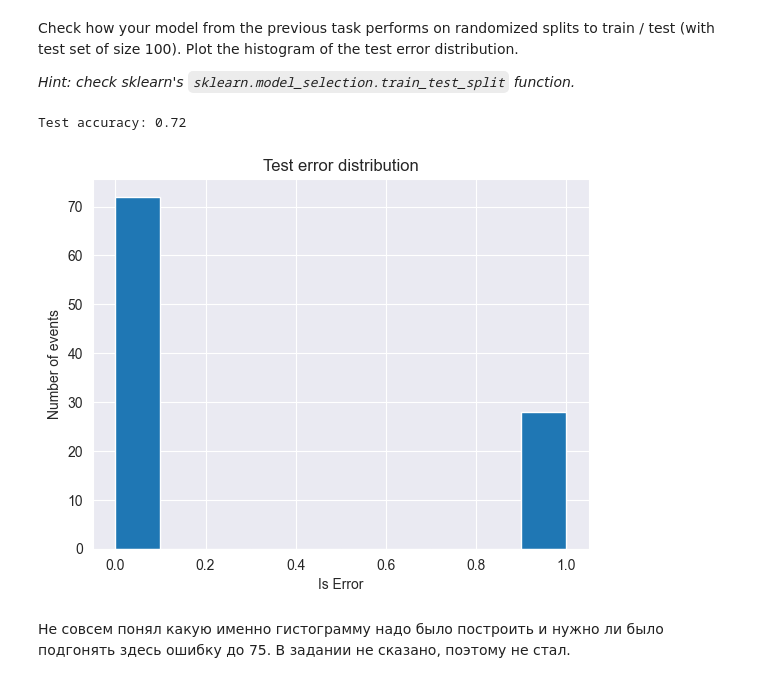
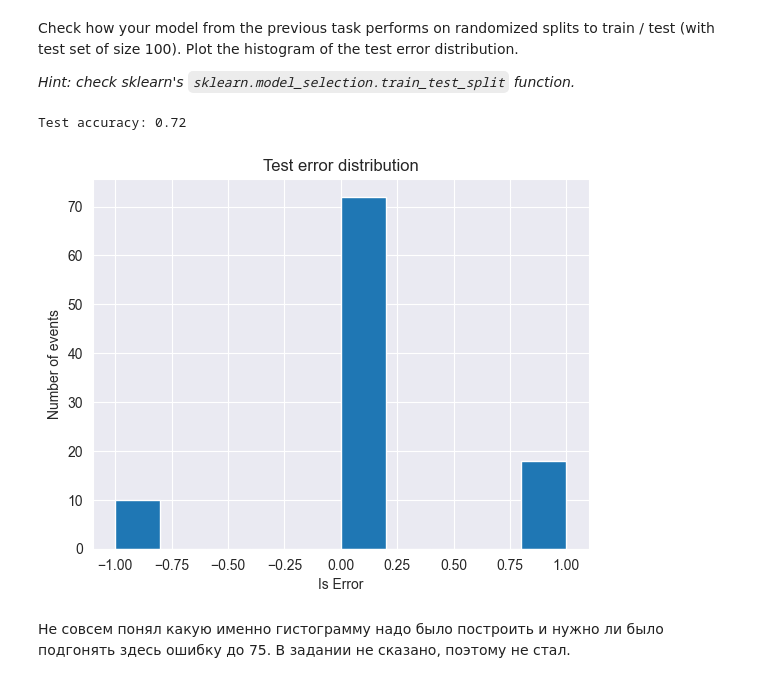
Before and after one commit to IBRINEI/MLHW2023, a Jupyter notebook: 01-intro/DataHandling_HW.ipynb, the cells around one changed output. Drawn from its saved outputs; the diff is of its cells as text; code cells hidden in the pictures.

```diff
--- a/01-intro/DataHandling_HW.ipynb
+++ b/01-intro/DataHandling_HW.ipynb
@@ -130,29 +130,29 @@ Check how your model from the previous task performs on randomized splits to tra
 # %%
 from sklearn.model_selection import train_test_split
 data.shape
 # <YOUR CODE>
 X_train, X_test, y_train, y_test = train_test_split(data.drop('Survived', axis=1), data.Survived, test_size=100, random_state=42)
 
 model.fit(
     feature_selection_and_preprocessing(X_train),
     y_train
 )
 
 test_predictions = model.predict(
     feature_selection_and_preprocessing(X_test)
 )
 print("Test accuracy:", accuracy_score(
     y_test,
     test_predictions
 ))
 
-plt.hist(np.abs(y_test - test_predictions))
+plt.hist((y_test - test_predictions))
 plt.xlabel('Is Error')
 plt.ylabel('Number of events')
 plt.title('Test error distribution')
 plt.show()
 # %% [output]
 Test accuracy: 0.72
-[figure, old version]
+[figure, new version]
 # %% [markdown]
 Не совсем понял какую именно гистограмму надо было построить и нужно ли было подгонять здесь ошибку до 75. В задании не сказано, поэтому не стал.
```
Also changed, not shown: 1 other file.
